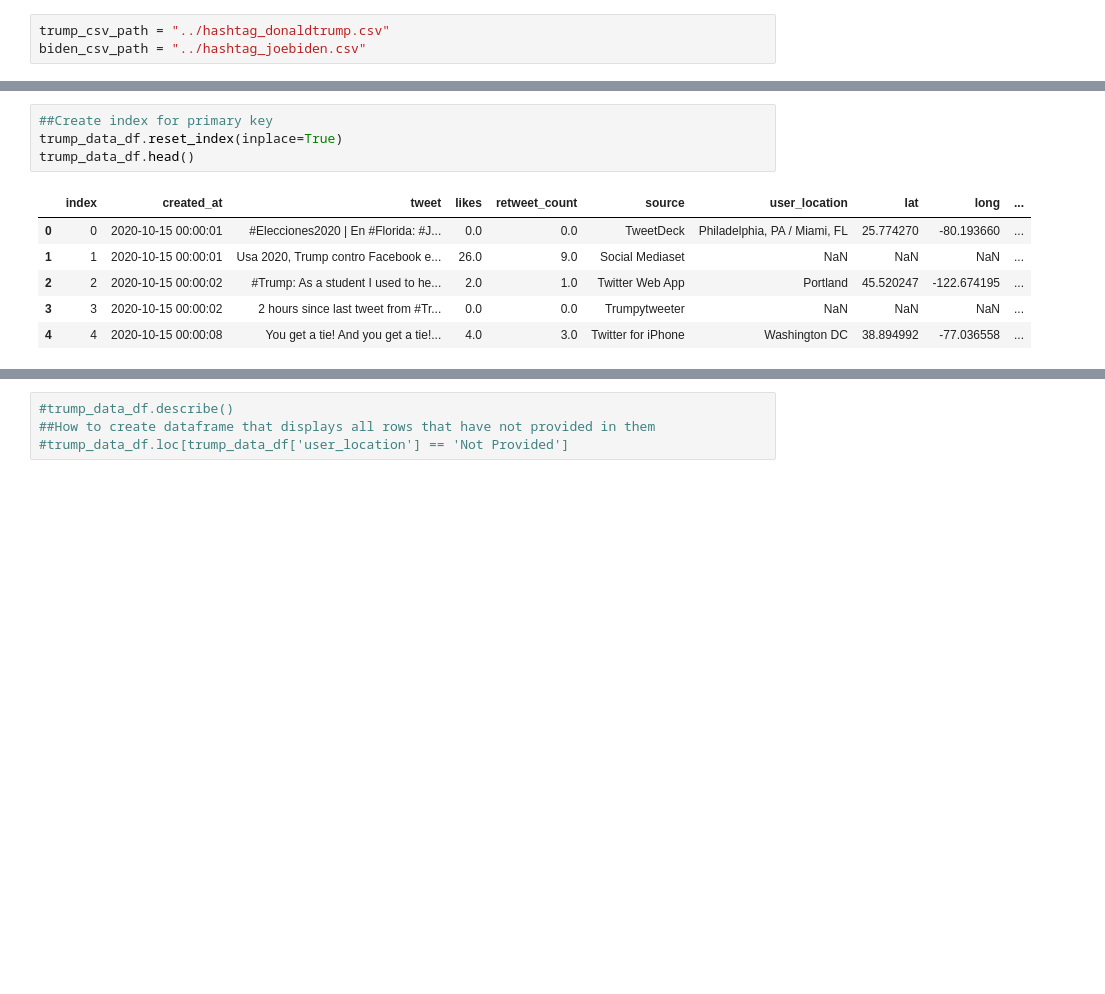
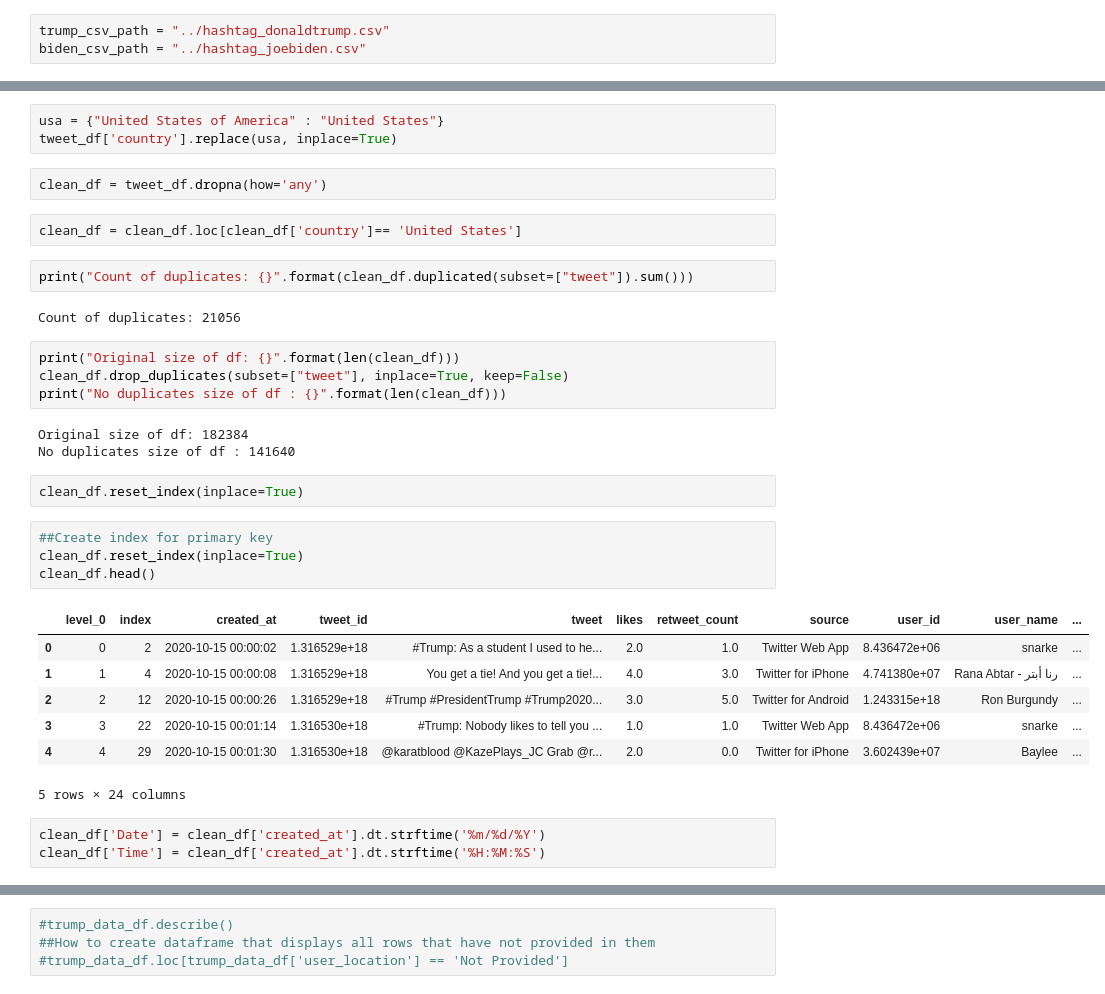
Before and after one commit to olivedisaster/Project-2, a Jupyter notebook: write_data_BMW.ipynb, the cells around one changed output, grey strips where cells are left out. Saved outputs shown, nothing was run; the diff lists cells and outputs as text; blank space fills up the shorter version.

```diff
--- a/write_data_BMW.ipynb
+++ b/write_data_BMW.ipynb
@@ -51,11 +58,35 @@ trump_data_df.head(3)
+# %%
+usa = {"United States of America" : "United States"}
+tweet_df['country'].replace(usa, inplace=True)
+# %%
+clean_df = tweet_df.dropna(how='any')
+# %%
+clean_df = clean_df.loc[clean_df['country']== 'United States']
+# %%
+print("Count of duplicates: {}".format(clean_df.duplicated(subset=["tweet"]).sum()))
+# %% [output]
+Count of duplicates: 21056
+# %%
+print("Original size of df: {}".format(len(clean_df)))
+clean_df.drop_duplicates(subset=["tweet"], inplace=True, keep=False)
+print("No duplicates size of df : {}".format(len(clean_df)))
+# %% [output]
+Original size of df: 182384
+No duplicates size of df : 141640
+# %%
+clean_df.reset_index(inplace=True)
 # %%
 ##Create index for primary key
-trump_data_df.reset_index(inplace=True)
-trump_data_df.head()
+clean_df.reset_index(inplace=True)
+clean_df.head()
 # %% [output]
-|  | index | created_at | tweet | likes | retweet_count | source | user_location | lat | long | ... |
-| 0 | 0 | 2020-10-15 00:00:01 | #Elecciones2020 | En #Florida: #J... | 0.0 | 0.0 | TweetDeck | Philadelphia, PA / Miami, FL | 25.774270 | -80.193660 | ... |
-| 1 | 1 | 2020-10-15 00:00:01 | Usa 2020, Trump contro Facebook e... | 26.0 | 9.0 | Social Mediaset | NaN | NaN | NaN | ... |
-| 2 | 2 | 2020-10-15 00:00:02 | #Trump: As a student I used to he... | 2.0 | 1.0 | Twitter Web App | Portland | 45.520247 | -122.674195 | ... |
-| 3 | 3 | 2020-10-15 00:00:02 | 2 hours since last tweet from #Tr... | 0.0 | 0.0 | Trumpytweeter | NaN | NaN | NaN | ... |
-| 4 | 4 | 2020-10-15 00:00:08 | You get a tie! And you get a tie!... | 4.0 | 3.0 | Twitter for iPhone | Washington DC | 38.894992 | -77.036558 | ... |
+|  | level_0 | index | created_at | tweet_id | tweet | likes | retweet_count | source | user_id | user_name | ... |
+| 0 | 0 | 2 | 2020-10-15 00:00:02 | 1.316529e+18 | #Trump: As a student I used to he... | 2.0 | 1.0 | Twitter Web App | 8.436472e+06 | snarke | ... |
+| 1 | 1 | 4 | 2020-10-15 00:00:08 | 1.316529e+18 | You get a tie! And you get a tie!... | 4.0 | 3.0 | Twitter for iPhone | 4.741380e+07 | Rana Abtar - رنا أبتر | ... |
+| 2 | 2 | 12 | 2020-10-15 00:00:26 | 1.316529e+18 | #Trump #PresidentTrump #Trump2020... | 3.0 | 5.0 | Twitter for Android | 1.243315e+18 | Ron Burgundy | ... |
+| 3 | 3 | 22 | 2020-10-15 00:01:14 | 1.316530e+18 | #Trump: Nobody likes to tell you ... | 1.0 | 1.0 | Twitter Web App | 8.436472e+06 | snarke | ... |
+| 4 | 4 | 29 | 2020-10-15 00:01:30 | 1.316530e+18 | @karatblood @KazePlays_JC Grab @r... | 2.0 | 0.0 | Twitter for iPhone | 3.602439e+07 | Baylee | ... |
+5 rows × 24 columns
+# %%
+clean_df['Date'] = clean_df['created_at'].dt.strftime('%m/%d/%Y')
+clean_df['Time'] = clean_df['created_at'].dt.strftime('%H:%M:%S')
```
Also changed, not shown: parts of 35 cells of this notebook.
